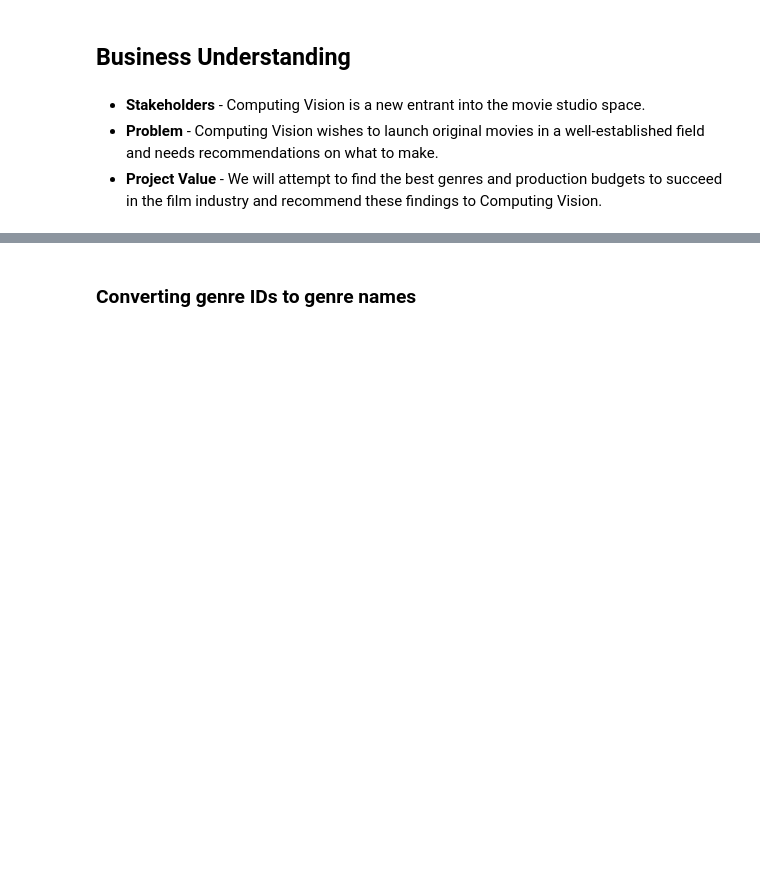
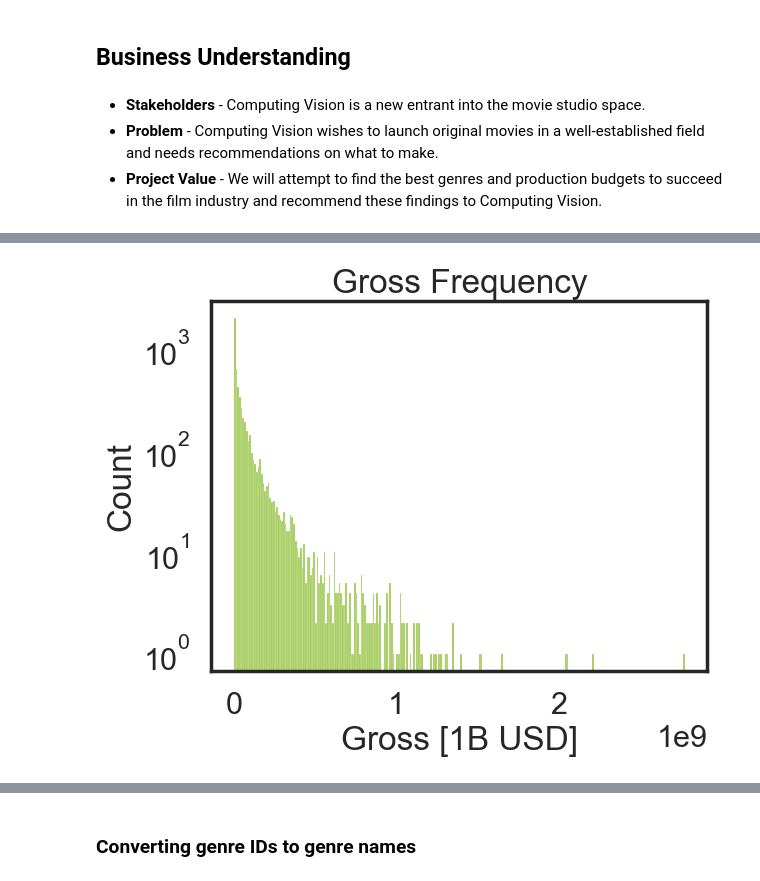
Before and after one commit to bkokin/semester_1_capstone, a Jupyter notebook: Capstone 1.ipynb, the cells around one changed output, grey strips where cells are left out. Saved outputs shown, nothing was run; the diff lists cells and outputs as text; code cells hidden in the pictures; blank space fills up the shorter version.

```diff
--- a/Capstone 1.ipynb
+++ b/Capstone 1.ipynb
@@ -42,0 +105,7 @@ group by primary_title
+# %%
+sns.histplot(x=tn_movie_budgets['worldwide_gross'].str.lstrip('$').str.replace(',', '').astype(np.int64), color='#86BC25')
+plt.title('Gross Frequency')
+plt.xlabel('Gross [1B USD]')
+plt.yscale('log')
+# %% [output]
+[figure, added]
```
Also changed, not shown: parts of 39 cells of this notebook.
